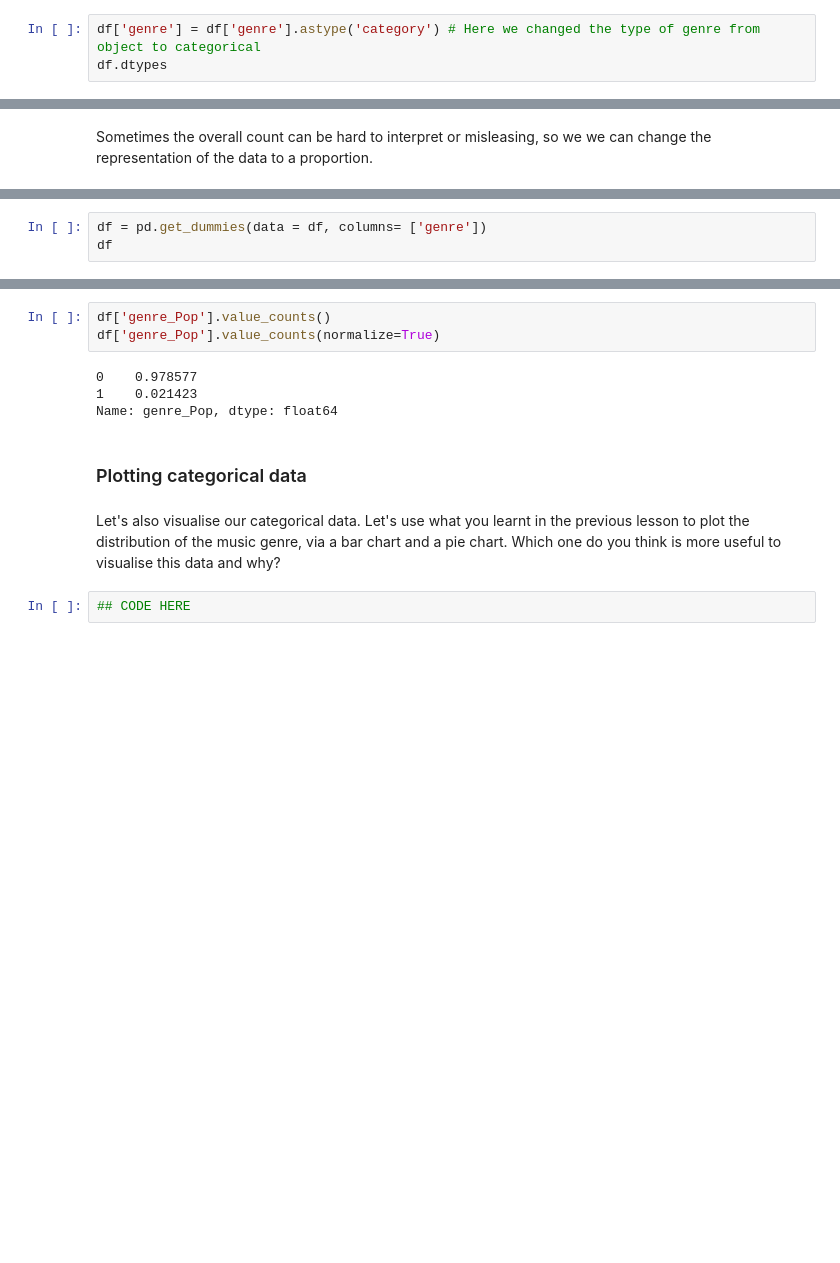
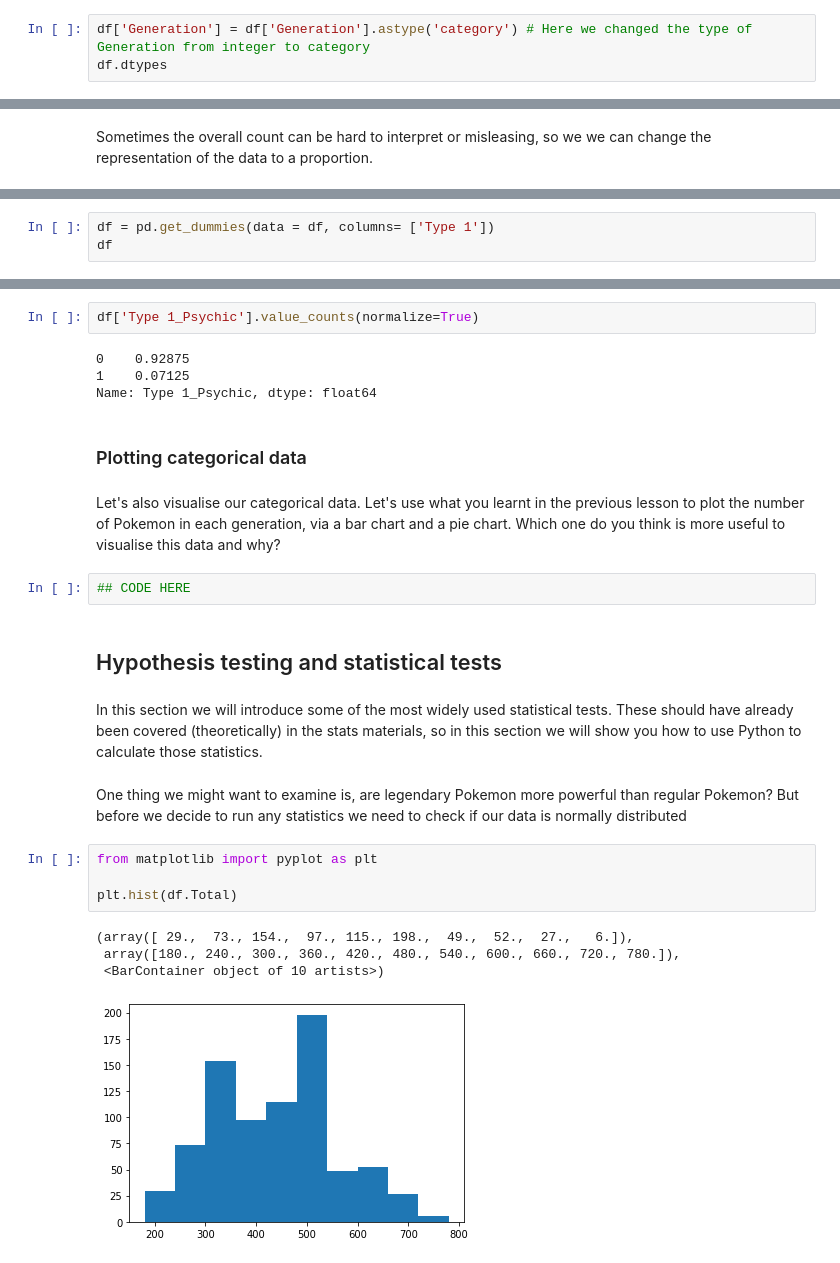
Before and after one commit to petehellyer/Neuroscience-Python-Course-Development, a Jupyter notebook: Day9.ipynb, the cells around one changed output, grey strips where cells are left out. Drawn from its saved outputs; the diff is of its cells as text; blank space fills up the shorter version.

```diff
--- a/Day9.ipynb
+++ b/Day9.ipynb
@@ -49,6 +69,6 @@ dtype: object
 # %% [markdown]
 Sometimes, when we load our data, the variables get saved as the wrong data type. In those cases, we want a quick and easy way to tell Python to change their data type. This can be done via the `astype()` method, where you need to specify what data type you want for you variable instead.
 # %%
-df['genre'] = df['genre'].astype('category') # Here we changed the type of genre from object to categorical
+df['Generation'] = df['Generation'].astype('category') # Here we changed the type of Generation from integer to category
 df.dtypes
 # %% [output]
@@ -142,3 +181,3 @@ Sometimes, when we want to run specific statistics, we want our categoricald dat
 # %%
-df = pd.get_dummies(data = df, columns= ['genre'])
+df = pd.get_dummies(data = df, columns= ['Type 1'])
 df
@@ -147,13 +206,27 @@ Now, we can look at the frequency of each genre in a similar way.
 # %%
-df['genre_Pop'].value_counts()
-df['genre_Pop'].value_counts(normalize=True)
+df['Type 1_Psychic'].value_counts(normalize=True)
 # %% [output]
-0    0.978577
-1    0.021423
-Name: genre_Pop, dtype: float64
+0    0.92875
+1    0.07125
+Name: Type 1_Psychic, dtype: float64
 # %% [markdown]
 ### Plotting categorical data
 # %% [markdown]
-Let's also visualise our categorical data. Let's use what you learnt in the previous lesson to plot the distribution of the music genre, via a bar chart and a pie chart. Which one do you think is more useful to visualise this data and why?
+Let's also visualise our categorical data. Let's use what you learnt in the previous lesson to plot the number of Pokemon in each generation, via a bar chart and a pie chart. Which one do you think is more useful to visualise this data and why?
 # %%
 ## CODE HERE
+# %% [markdown]
+## Hypothesis testing and statistical tests
+# %% [markdown]
+In this section we will introduce some of the most widely used statistical tests. These should have already been covered (theoretically) in the stats materials, so in this section we will show you how to use Python to calculate those statistics.
+# %% [markdown]
+One thing we might want to examine is, are legendary Pokemon more powerful than regular Pokemon? But before we decide to run any statistics we need to check if our data is normally distributed
+# %%
+from matplotlib import pyplot as plt
+
+plt.hist(df.Total)
+# %% [output]
+(array([ 29.,  73., 154.,  97., 115., 198.,  49.,  52.,  27.,   6.]),
+ array([180., 240., 300., 360., 420., 480., 540., 600., 660., 720., 780.]),
+ <BarContainer object of 10 artists>)
+[figure, added]
```
Also changed, not shown: parts of 66 cells of this notebook, 1 other file.
